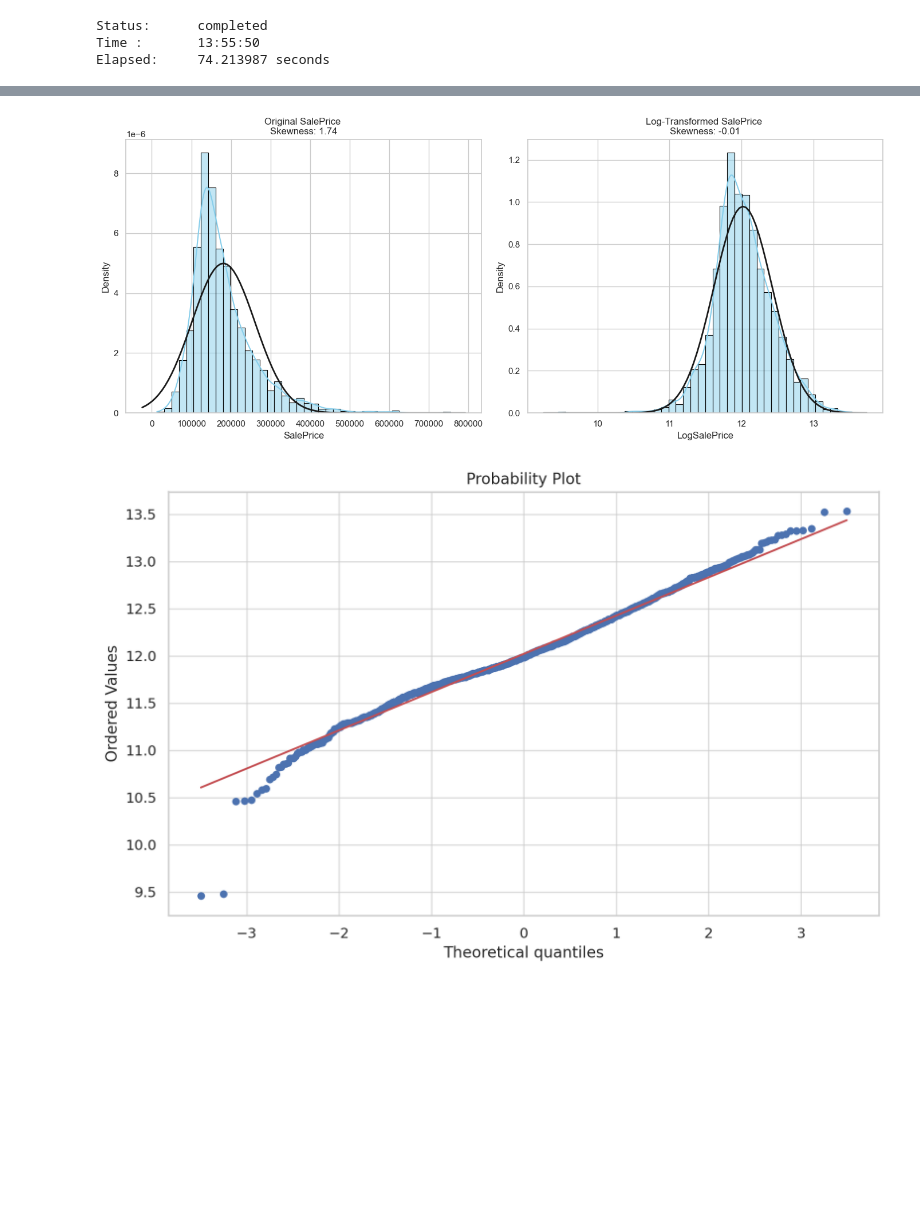
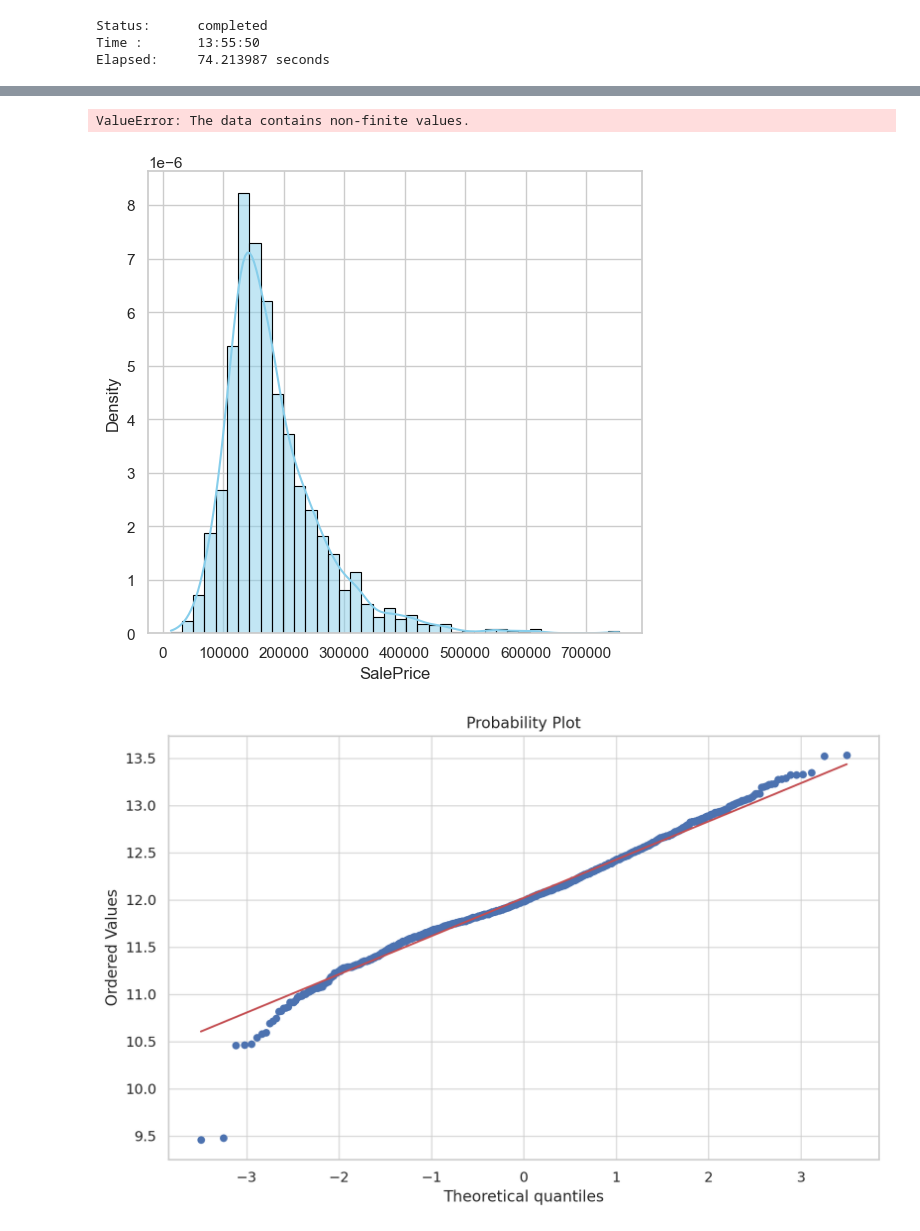
Before and after one commit to druce/iowa, a Jupyter notebook: ChatGPT_datascience.ipynb, the cells around one changed output, grey strips where cells are left out. Drawn from its saved outputs; the diff is of its cells as text; code cells hidden in the pictures; blank space fills up the shorter version.

```diff
--- a/ChatGPT_datascience.ipynb
+++ b/ChatGPT_datascience.ipynb
@@ -670,5 +735,11 @@ Elapsed:     74.213987 seconds
 # %%
-df["LogSalePrice"] = np.log1p(df["SalePrice"])
+df_train = pd.read_csv("AmesTrain.csv")
+df_train['LogSalePrice']=np.log1p(df_train["SalePrice"])
+df_test = pd.read_csv("AmesTest.csv")
+df_test['SalePrice']=np.nan
+df_test['LogSalePrice']=np.nan
+df = pd.concat([df_train, df_test])
+
 mean_log_price = df["LogSalePrice"].mean()
 std_log_price = df["LogSalePrice"].std()
 df = df
@@ -720,34 +791,35 @@ plt.tight_layout()
 #     kde=True,
 #     color="skyblue",
 #     edgecolor="black",
 # )
 # # Retrieve the data from the plot
 # x_d = snsplot.get_lines()[0].get_xdata()
 # y_d = snsplot.get_lines()[0].get_ydata()
 
 # xmin_log, xmax_log = plt.xlim()
 # x_log = np.linspace(xmin_log, xmax_log, bins)
 # p_log = norm.pdf(x_log, mean_log_price, std_log_price)
 # binwidth = (xmax_log - xmin_log) / bins
 
 # # plt.plot(x_log, p_log/np.max(p_log)*np.max(y_d), linewidth=0.5, color="red")
 # plt.plot(x_log, p_log * sum(binwidth * y_d), linewidth=0.5, color="red")
 
 # plt.title("Distribution of Log-Transformed Sale Prices", fontsize=16)
 # plt.xlabel("Log of Sale Price", fontsize=14)
 # plt.ylabel("Frequency", fontsize=14)
 # plt.grid(True)
 # plt.axvline(
 #     df["LogSalePrice"].median(),
 #     color="red",
 #     linestyle="dashed",
 #     linewidth=2,
 #     label="Median of Log Sale Price",
 # )
 # plt.legend()
 # plt.show()
 # %% [output]
+ValueError: The data contains non-finite values.
-[figure, old version]
+[figure, new version]
 # %%
 prompt = """What are some metrics and data visualizations to show if LogSalePrice is normally distributed? Show the python code to create them."
 """
```
Also changed, not shown: parts of 12 cells of this notebook, 1 other file.
